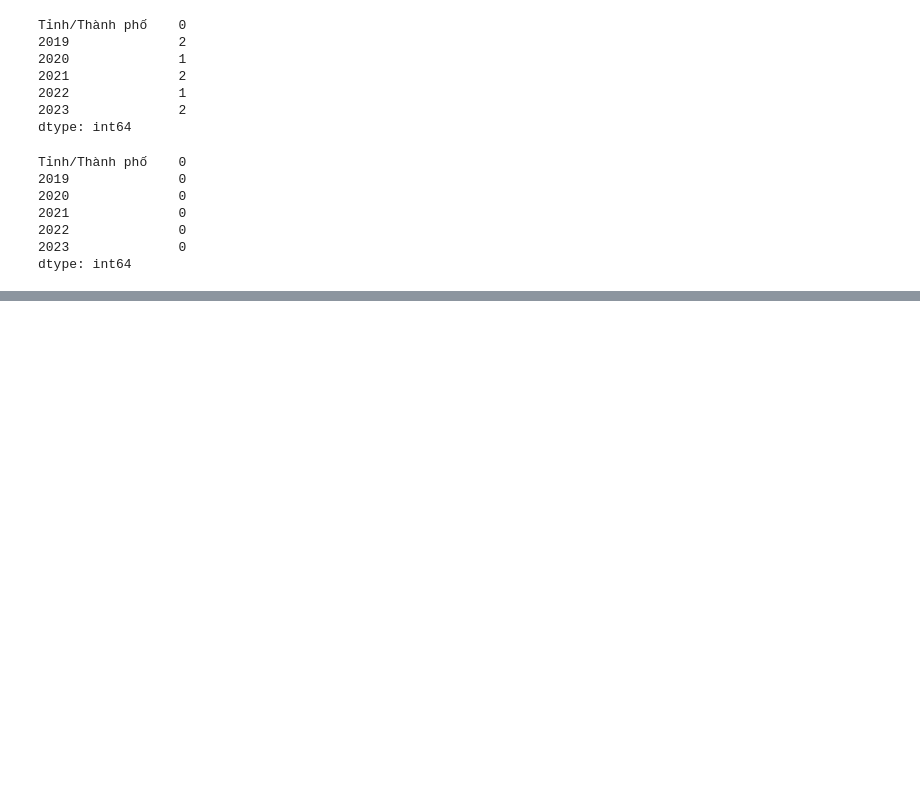
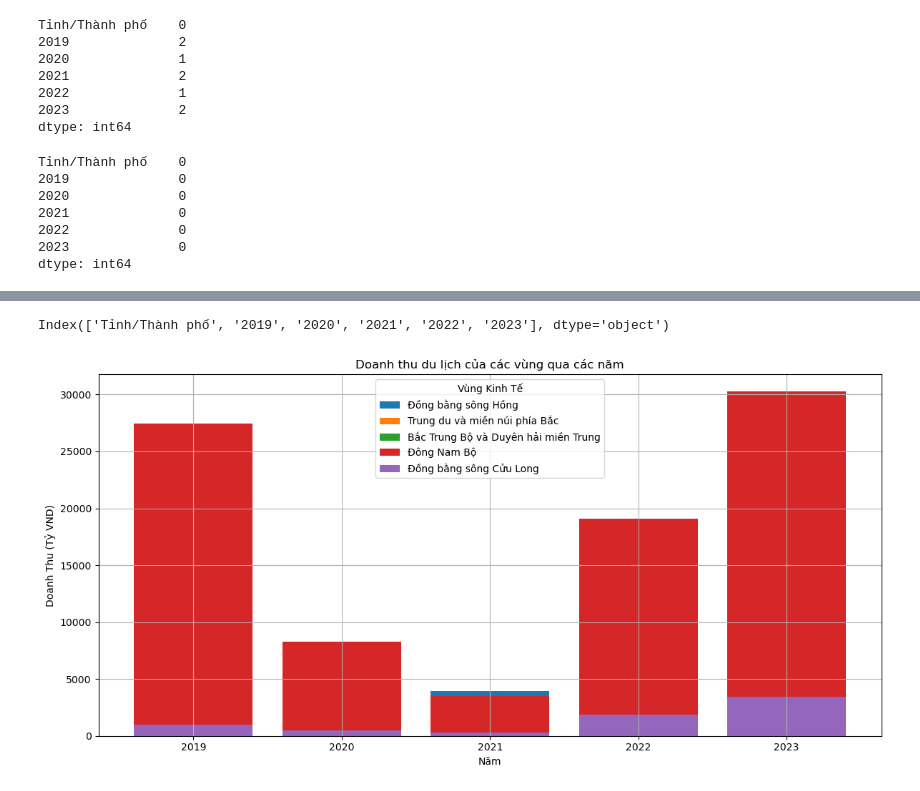
Before and after one commit to honguyenhoangphat/Thuthap_Tien_XuLyDuLieu, a Jupyter notebook: DoAnCuoiKy/Doanh thu du lịch.ipynb, the cells around one changed output, grey strips where cells are left out. Saved outputs shown, nothing was run; the diff lists cells and outputs as text; code cells hidden in the pictures; blank space fills up the shorter version.

Commit message:
Doanh thu

```diff
--- a/DoAnCuoiKy/Doanh thu du lịch.ipynb
+++ b/DoAnCuoiKy/Doanh thu du lịch.ipynb
@@ -137,9 +101,0 @@ plt.show()
-# %%
-# Biểu đồ line plot cho doanh thu
-clean_df.set_index('Tỉnh/Thành phố').iloc[:, :5].T.plot(figsize=(12, 6), marker='o')
-plt.title('Biểu đồ doanh thu du lịch của các tỉnh/thành phố từ 2019 - 2023')
-plt.ylabel('Doanh thu (tỷ đồng)')
-plt.xticks(rotation=45)
-plt.legend(loc='upper left', bbox_to_anchor=(1, 1))
-plt.grid(True)
-plt.show()
@@ -259,0 +102,11 @@ merge_df
+# %%
+# chọn lọc vùng
+vung = [
+    'Đồng bằng sông Hồng',
+    'Trung du và miền núi phía Bắc',
+    'Bắc Trung Bộ và Duyên hải miền Trung',
+    'Đông Nam Bộ',
+    'Đồng bằng sông Cửu Long'
+]
+data_new = clean_df[clean_df['Tỉnh/Thành phố'].isin(vung)]
+data_new
@@ -259,0 +120,22 @@ merge_df
+# %%
+print(data_new.columns)
+# %% [output]
+Index(['Tỉnh/Thành phố', '2019', '2020', '2021', '2022', '2023'], dtype='object')
+# %%
+# Đặt chỉ số là Tỉnh/Thành phố
+data_new.set_index('Tỉnh/Thành phố', inplace=True)
+# %%
+# Vẽ biểu đồ
+plt.figure(figsize=(12, 6))
+for i in data_new.index:
+    plt.bar(data_new.columns, data_new.loc[i], label=i)
+
+plt.title('Doanh thu du lịch của các vùng qua các năm')
+plt.xlabel('Năm')
+plt.ylabel('Doanh Thu (Tỷ VND)')
+plt.legend(title='Vùng Kinh Tế')
+plt.grid(True)
+plt.tight_layout()
+plt.show()
+# %% [output]
+[figure, added]
```
Also changed, not shown: parts of 16 cells of this notebook, 1 other file.
